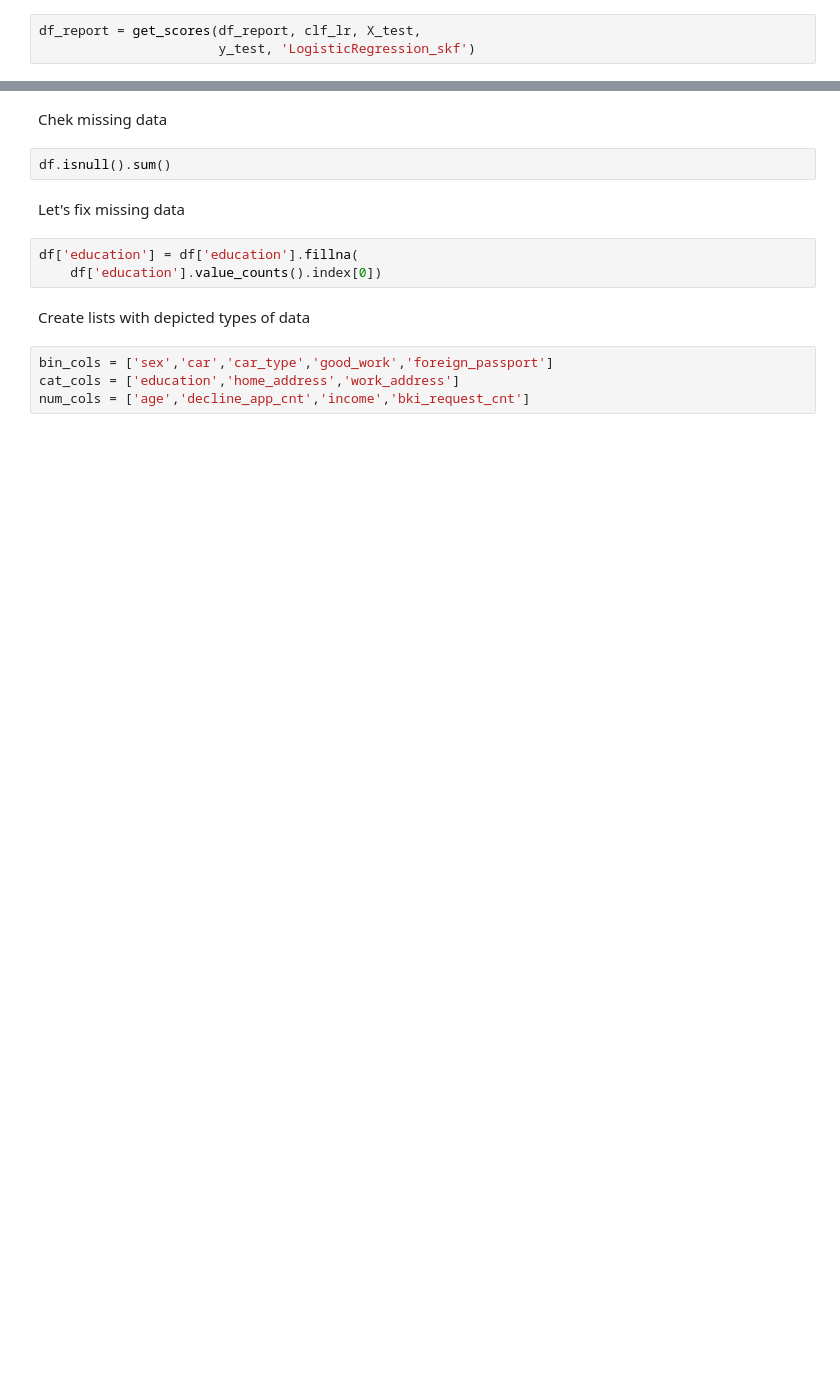
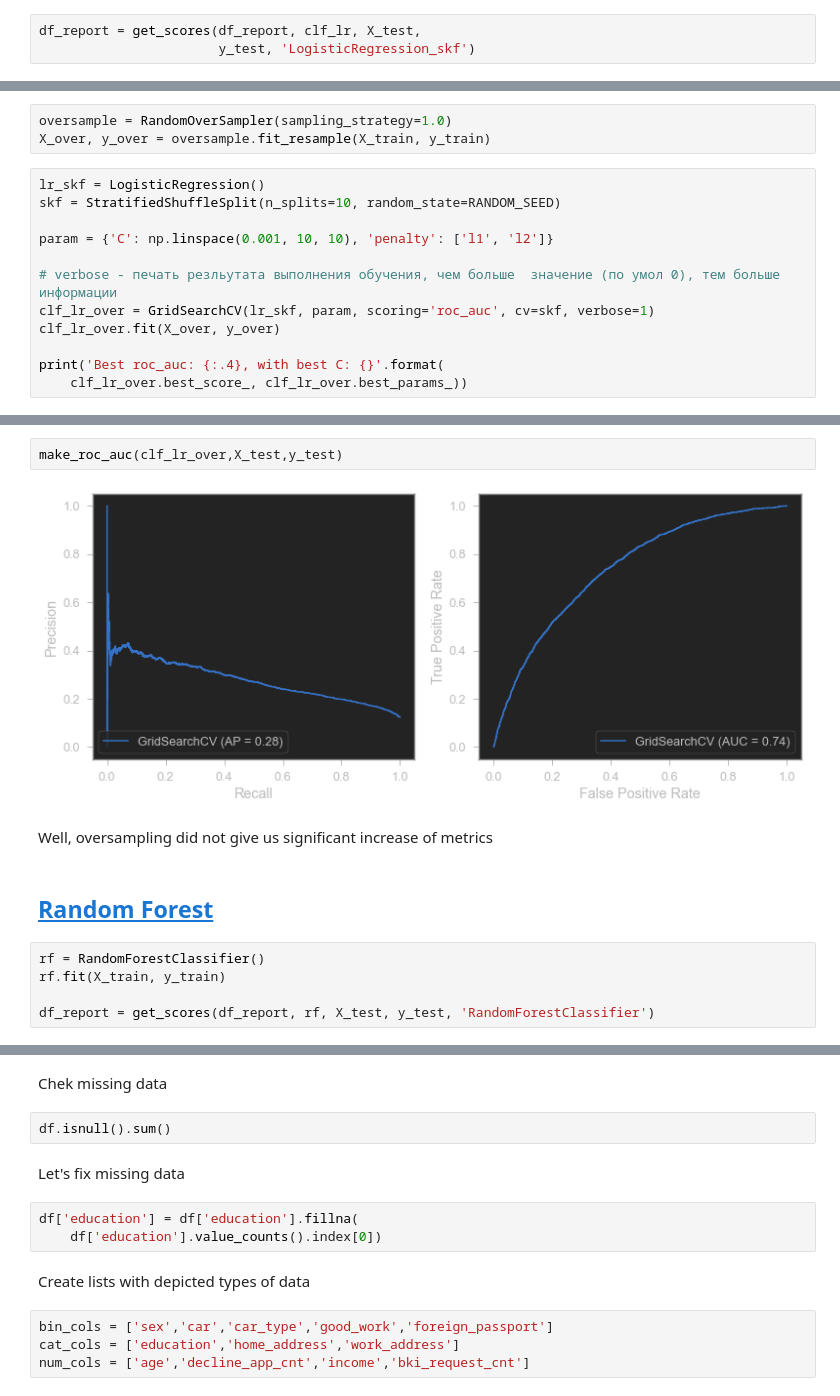
Before and after one commit to vetak8/The_A-team, a Jupyter notebook: Collector's job.ipynb, the cells around one changed output, grey strips where cells are left out. Drawn from its saved outputs; the diff is of its cells as text; blank space fills up the shorter version.

```diff
--- a/Collector's job.ipynb
+++ b/Collector's job.ipynb
@@ -1148,0 +1163,15 @@ df_report
+# %%
+oversample = RandomOverSampler(sampling_strategy=1.0)
+X_over, y_over = oversample.fit_resample(X_train, y_train)
+# %%
+lr_skf = LogisticRegression()
+skf = StratifiedShuffleSplit(n_splits=10, random_state=RANDOM_SEED)
+
+param = {'C': np.linspace(0.001, 10, 10), 'penalty': ['l1', 'l2']}
+
+# verbose - печать резльутата выполнения обучения, чем больше  значение (по умол 0), тем больше информации
+clf_lr_over = GridSearchCV(lr_skf, param, scoring='roc_auc', cv=skf, verbose=1)
+clf_lr_over.fit(X_over, y_over)
+
+print('Best roc_auc: {:.4}, with best C: {}'.format(
+    clf_lr_over.best_score_, clf_lr_over.best_params_))
@@ -1148,0 +1193,14 @@ df_report
+# %%
+make_roc_auc(clf_lr_over,X_test,y_test)
+# %% [output]
+[figure, added]
+# %% [markdown]
+Well, oversampling did not give us significant increase of metrics
+# %% [markdown]
+<a id="sec9.4"></a>
+## [Random Forest](#sec9.4)
+# %%
+rf = RandomForestClassifier()
+rf.fit(X_train, y_train)
+
+df_report = get_scores(df_report, rf, X_test, y_test, 'RandomForestClassifier')
```
Also changed, not shown: parts of 35 cells of this notebook.
